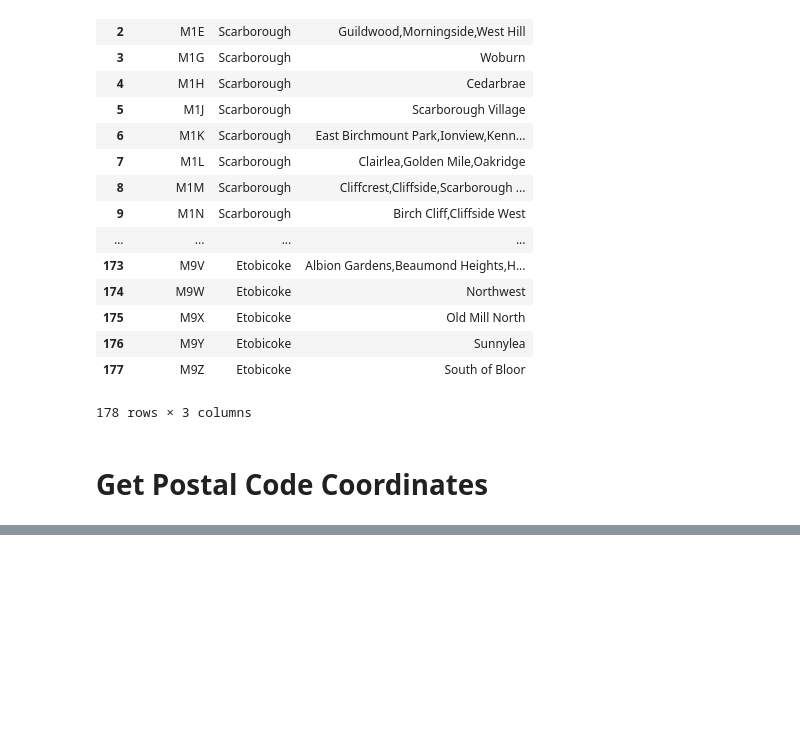
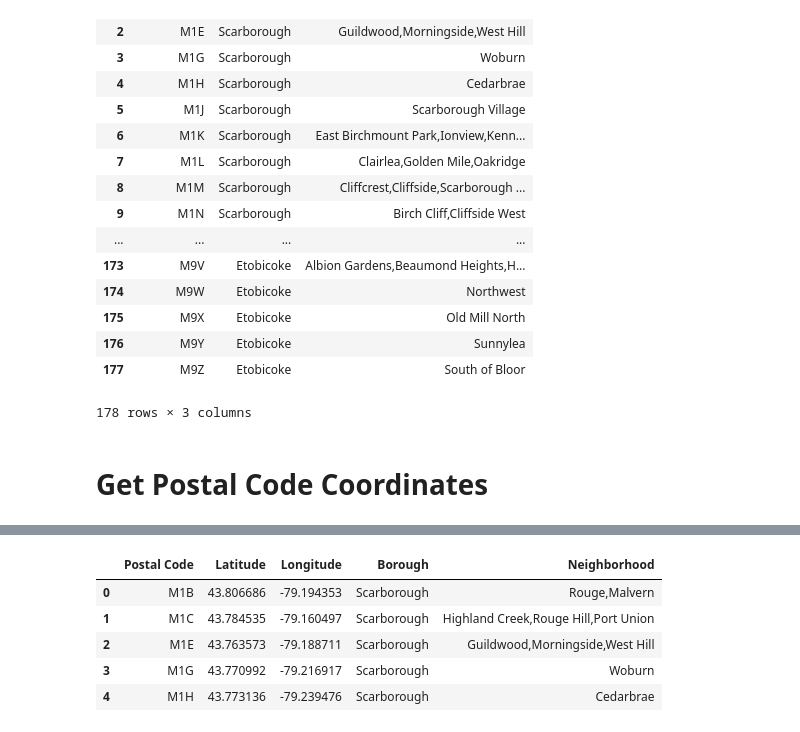
Before and after one commit to 1212-qwas/Coursera-Capstone, a Jupyter notebook: Clustering and Segmenting Toronto Neighborhoods.ipynb, the cells around one changed output, grey strips where cells are left out. Drawn from its saved outputs; the diff is of its cells as text; code cells hidden in the pictures; blank space fills up the shorter version.

Commit message:
Get geospatial coordinates for each postal code

```diff
--- a/Clustering and Segmenting Toronto Neighborhoods.ipynb
+++ b/Clustering and Segmenting Toronto Neighborhoods.ipynb
@@ -169,0 +145,3 @@ head
+# %%
+coordinates = pd.read_csv('Geospatial_Coordinates.csv')
+coordinates.head()
@@ -169,0 +155,15 @@ head
+# %%
+# Merge coordinates with neighorhoods where the postalcodes match up
+neighborhoods = pd.merge(coordinates, neighborhoods, how='left', left_on=['Postal Code'], right_on=['PostalCode'])
+# %%
+# Drop Duplicate Column
+neighborhoods.drop(['PostalCode'], axis=1, inplace=True)
+# %%
+neighborhoods.head()
+# %% [output]
+|  | Postal Code | Latitude | Longitude | Borough | Neighborhood |
+| 0 | M1B | 43.806686 | -79.194353 | Scarborough | Rouge,Malvern |
+| 1 | M1C | 43.784535 | -79.160497 | Scarborough | Highland Creek,Rouge Hill,Port Union |
+| 2 | M1E | 43.763573 | -79.188711 | Scarborough | Guildwood,Morningside,West Hill |
+| 3 | M1G | 43.770992 | -79.216917 | Scarborough | Woburn |
+| 4 | M1H | 43.773136 | -79.239476 | Scarborough | Cedarbrae |
```
Also changed, not shown: parts of 10 cells of this notebook, 1 other file.
